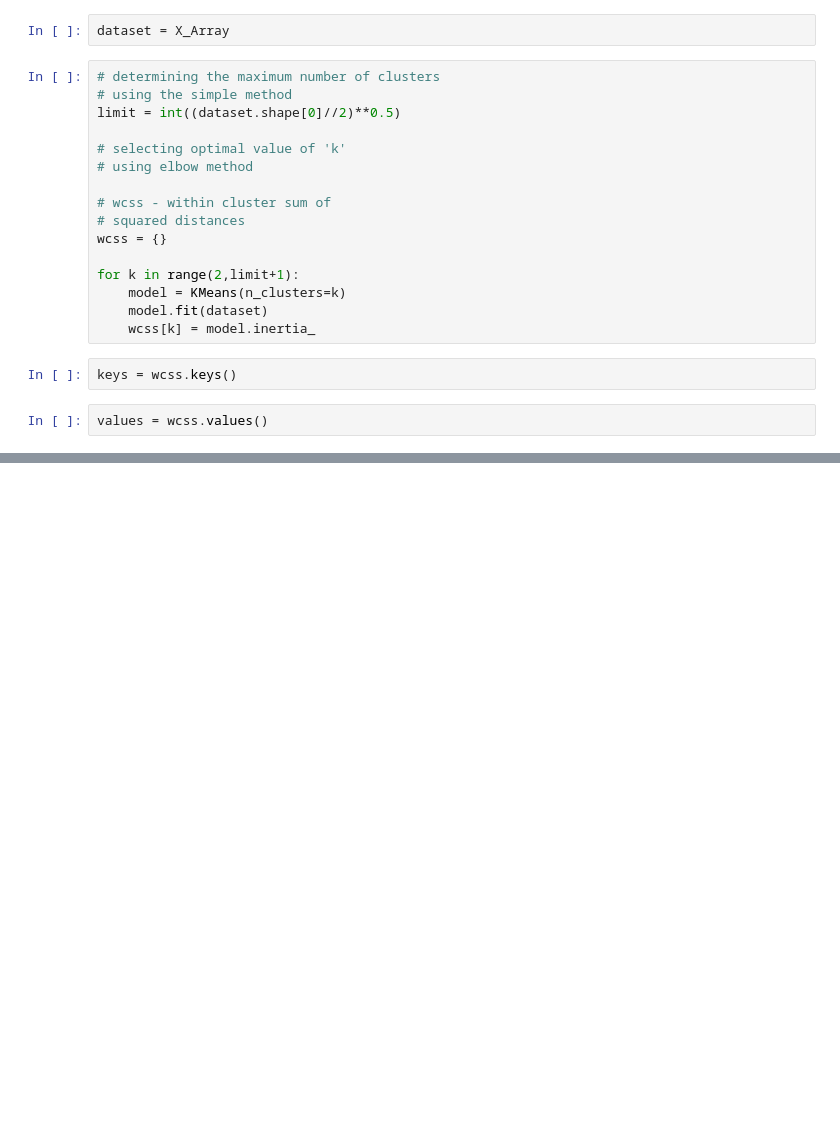
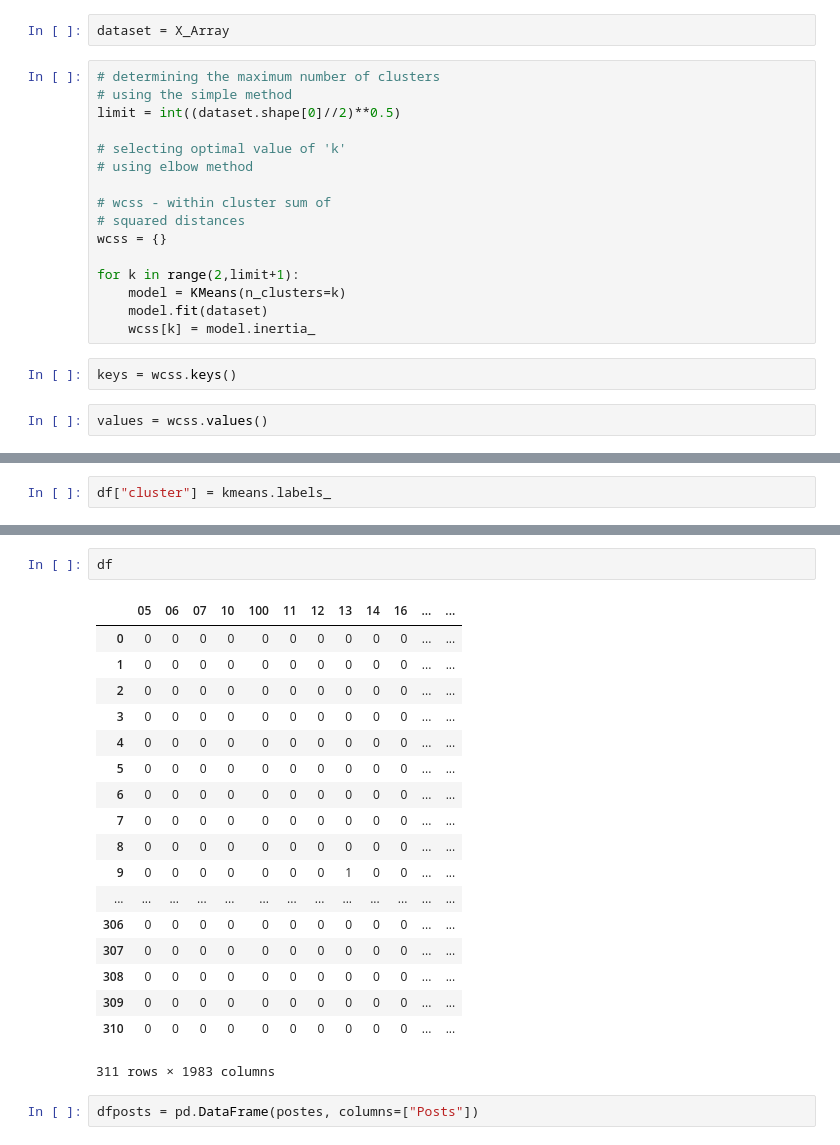
Before and after one commit to NickMC88/Projeto-Integrador-IV, a Jupyter notebook: ProjetoIntegradorIVAtual.ipynb, the cells around one changed output, grey strips where cells are left out. Cells and saved outputs as stored; diff of their text form; blank space fills up the shorter version.

```diff
--- a/ProjetoIntegradorIVAtual.ipynb
+++ b/ProjetoIntegradorIVAtual.ipynb
@@ -197,0 +209,2 @@ array([[ 0.00000000e+00,  0.00000000e+00,  0.00000000e+00, ...,
+# %%
+df["cluster"] = kmeans.labels_
@@ -197,0 +219,23 @@ array([[ 0.00000000e+00,  0.00000000e+00,  0.00000000e+00, ...,
+# %%
+df
+# %% [output]
+|  | 05 | 06 | 07 | 10 | 100 | 11 | 12 | 13 | 14 | 16 | ... | ... |
+| 0 | 0 | 0 | 0 | 0 | 0 | 0 | 0 | 0 | 0 | 0 | ... | ... |
+| 1 | 0 | 0 | 0 | 0 | 0 | 0 | 0 | 0 | 0 | 0 | ... | ... |
+| 2 | 0 | 0 | 0 | 0 | 0 | 0 | 0 | 0 | 0 | 0 | ... | ... |
+| 3 | 0 | 0 | 0 | 0 | 0 | 0 | 0 | 0 | 0 | 0 | ... | ... |
+| 4 | 0 | 0 | 0 | 0 | 0 | 0 | 0 | 0 | 0 | 0 | ... | ... |
+| 5 | 0 | 0 | 0 | 0 | 0 | 0 | 0 | 0 | 0 | 0 | ... | ... |
+| 6 | 0 | 0 | 0 | 0 | 0 | 0 | 0 | 0 | 0 | 0 | ... | ... |
+| 7 | 0 | 0 | 0 | 0 | 0 | 0 | 0 | 0 | 0 | 0 | ... | ... |
+| 8 | 0 | 0 | 0 | 0 | 0 | 0 | 0 | 0 | 0 | 0 | ... | ... |
+| 9 | 0 | 0 | 0 | 0 | 0 | 0 | 0 | 1 | 0 | 0 | ... | ... |
+| ... | ... | ... | ... | ... | ... | ... | ... | ... | ... | ... | ... | ... |
+| 306 | 0 | 0 | 0 | 0 | 0 | 0 | 0 | 0 | 0 | 0 | ... | ... |
+| 307 | 0 | 0 | 0 | 0 | 0 | 0 | 0 | 0 | 0 | 0 | ... | ... |
+| 308 | 0 | 0 | 0 | 0 | 0 | 0 | 0 | 0 | 0 | 0 | ... | ... |
+| 309 | 0 | 0 | 0 | 0 | 0 | 0 | 0 | 0 | 0 | 0 | ... | ... |
+| 310 | 0 | 0 | 0 | 0 | 0 | 0 | 0 | 0 | 0 | 0 | ... | ... |
+311 rows × 1983 columns
+# %%
+dfposts = pd.DataFrame(postes, columns=["Posts"])
```
Also changed, not shown: parts of 14 cells of this notebook, 1 other file.
